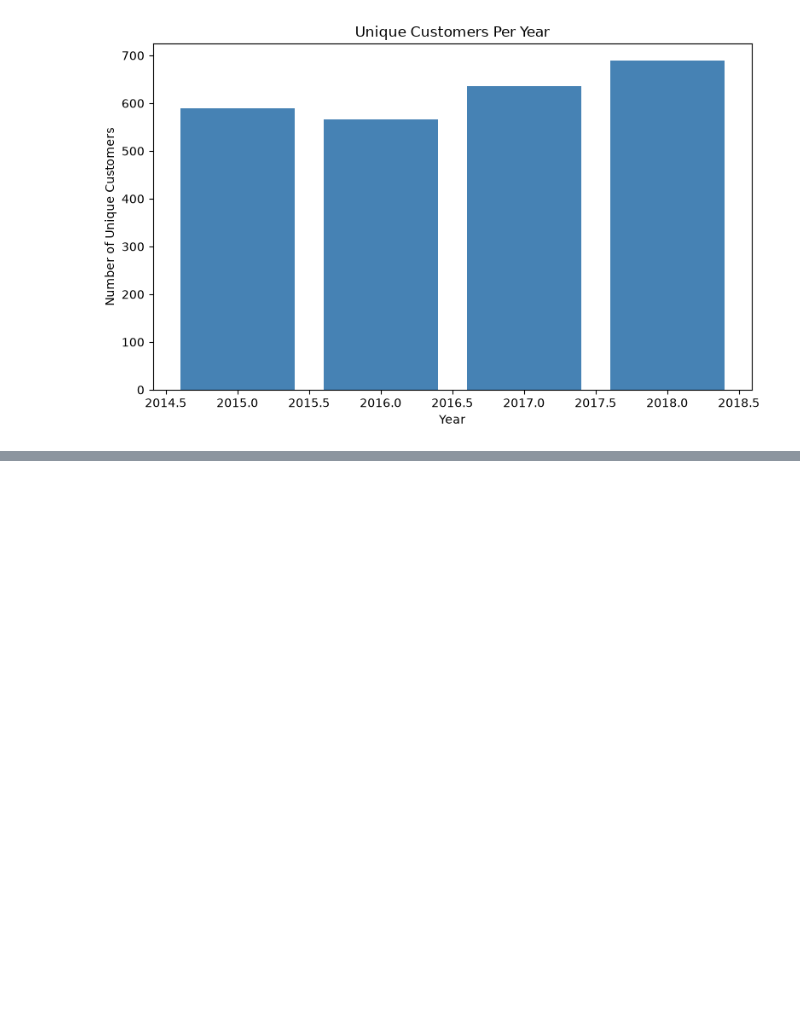
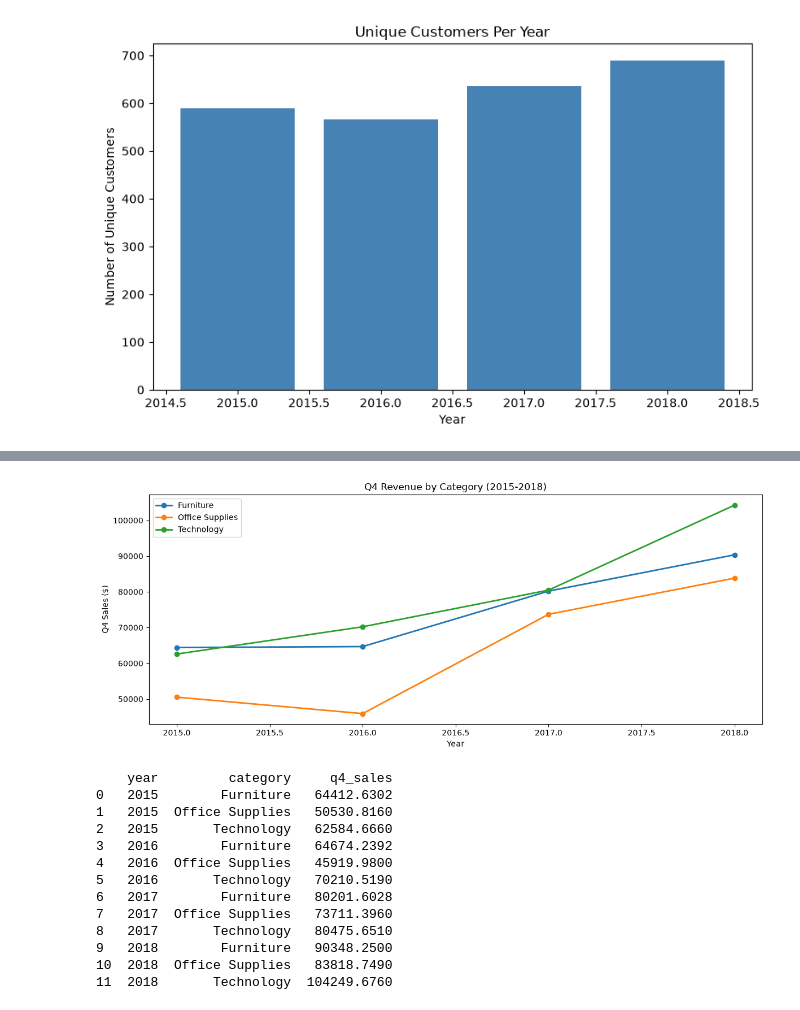
Before and after one commit to AhmadTaha05/superstore-sales-analysis, a Jupyter notebook: notebooks/01_eda.ipynb, the cells around one changed output, grey strips where cells are left out. Drawn from its saved outputs; the diff is of its cells as text; code cells hidden in the pictures; blank space fills up the shorter version.

```diff
--- a/notebooks/01_eda.ipynb
+++ b/notebooks/01_eda.ipynb
@@ -312,0 +371,33 @@ plt.show()
+# %%
+q4_category = q4.groupby(['order_year', 'Category'])['Sales'].sum().reset_index()
+q4_category.columns = ['year', 'category', 'q4_sales']
+
+plt.figure(figsize=(12, 5))
+for category in q4_category['category'].unique():
+    data = q4_category[q4_category['category'] == category]
+    plt.plot(data['year'], data['q4_sales'], marker='o', label=category, linewidth=2)
+
+plt.title('Q4 Revenue by Category (2015-2018)')
+plt.xlabel('Year')
+plt.ylabel('Q4 Sales ($)')
+plt.legend()
+plt.tight_layout()
+plt.savefig('../data/processed/q4_category.png', dpi=150)
+plt.show()
+
+print(q4_category)
+# %% [output]
+[figure, added]
+    year         category     q4_sales
+0   2015        Furniture   64412.6302
+1   2015  Office Supplies   50530.8160
+2   2015       Technology   62584.6660
+3   2016        Furniture   64674.2392
+4   2016  Office Supplies   45919.9800
+5   2016       Technology   70210.5190
+6   2017        Furniture   80201.6028
+7   2017  Office Supplies   73711.3960
+8   2017       Technology   80475.6510
+9   2018        Furniture   90348.2500
+10  2018  Office Supplies   83818.7490
+11  2018       Technology  104249.6760
```
Also changed, not shown: parts of 3 cells of this notebook, 3 other files.
